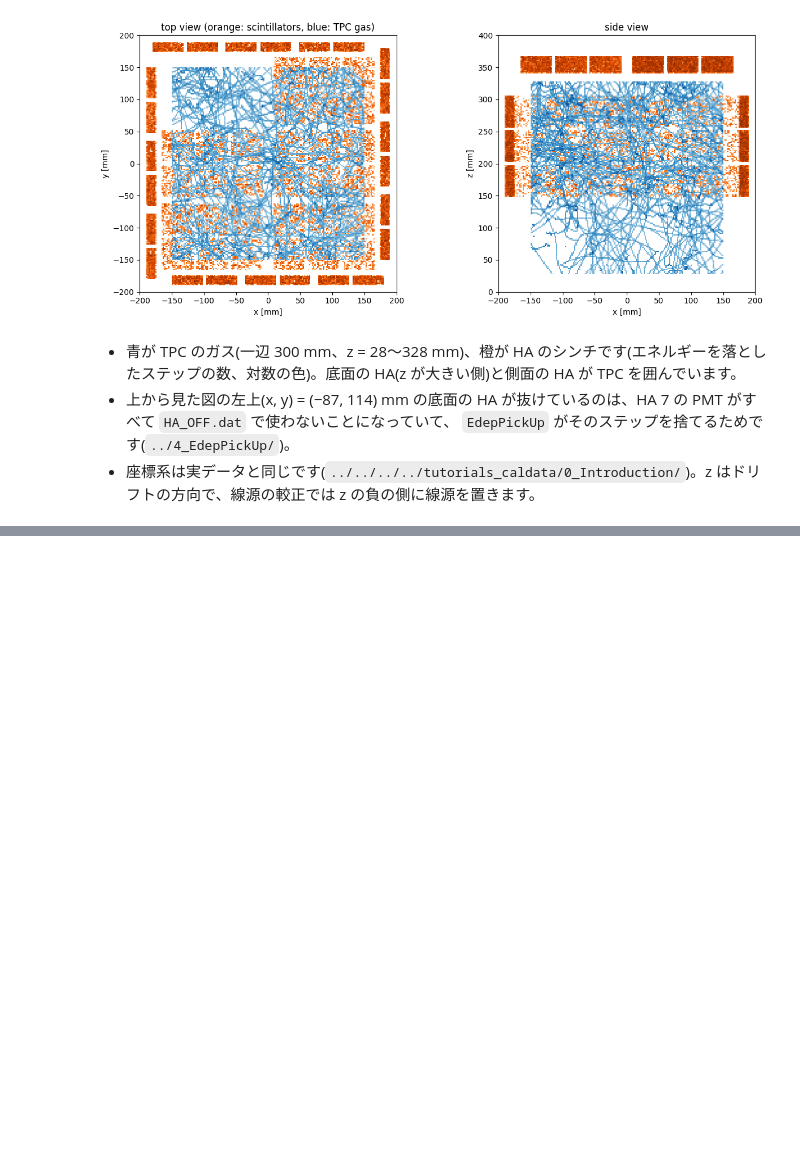
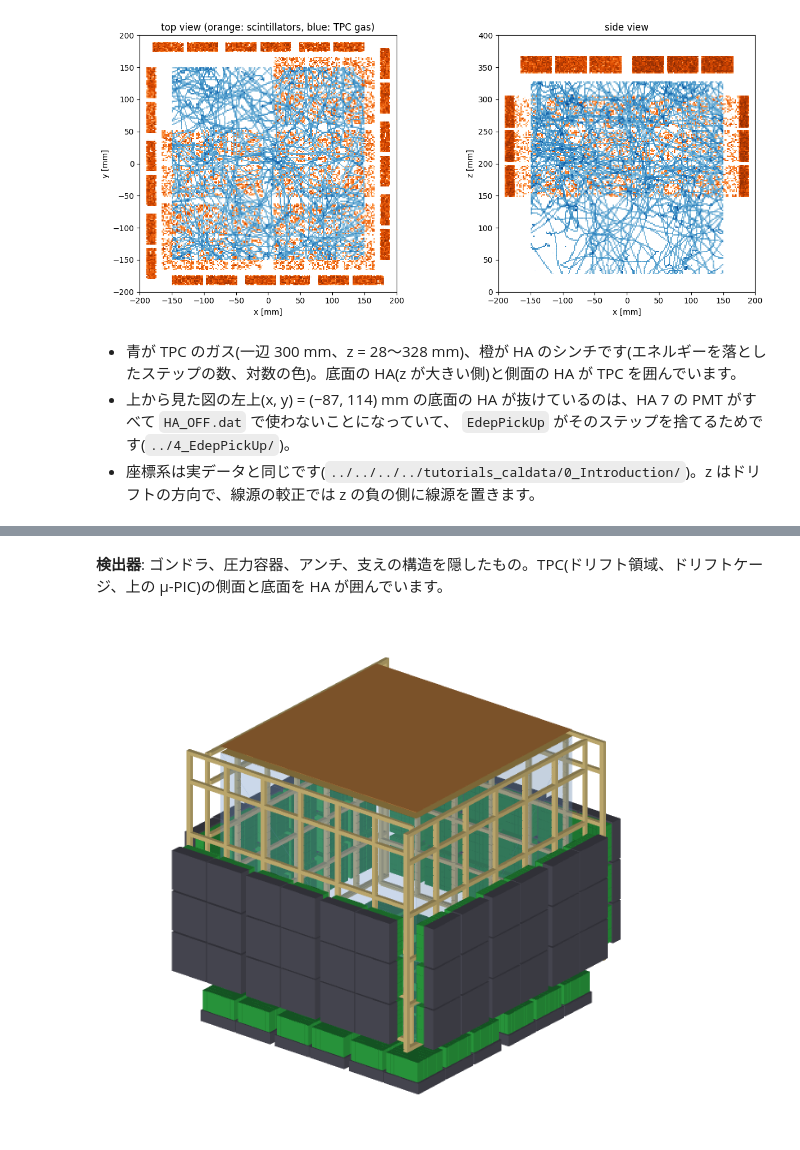
Before and after one commit to SMILE-tool-box/EricaNext_try, a Jupyter notebook: tutorials_simulation/1_DataIO/modules/1_SMILE2pGeometry/SMILE2pGeometry.ipynb, the cells around one changed output, grey strips where cells are left out. Drawn from its saved outputs; the diff is of its cells as text; code cells hidden in the pictures; blank space fills up the shorter version.

```diff
--- a/tutorials_simulation/1_DataIO/modules/1_SMILE2pGeometry/SMILE2pGeometry.ipynb
+++ b/tutorials_simulation/1_DataIO/modules/1_SMILE2pGeometry/SMILE2pGeometry.ipynb
@@ -96,0 +143,6 @@ TPC のガス: x -150〜150, y -150〜150, z 28〜328 mm
+# %% [markdown]
+**検出器**: ゴンドラ、圧力容器、アンチ、支えの構造を隠したもの。TPC(ドリフト領域、ドリフトケージ、上の µ-PIC)の側面と底面を HA が囲んでいます。
+# %%
+display(Image(str(GEO / "smile2p_flight_detector.png"), width=600))
+# %% [output]
+[figure, added]
```
Also changed, not shown: parts of 6 cells of this notebook, 37 other files.
